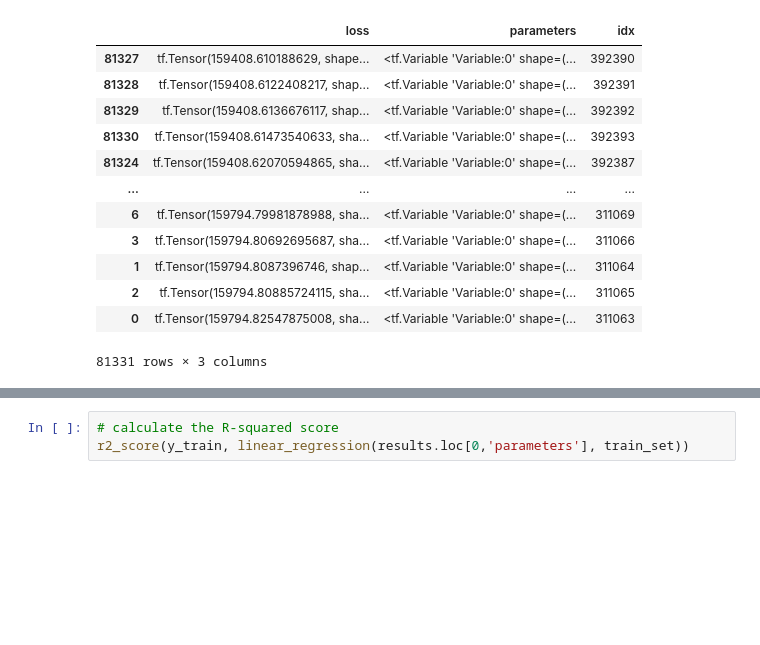
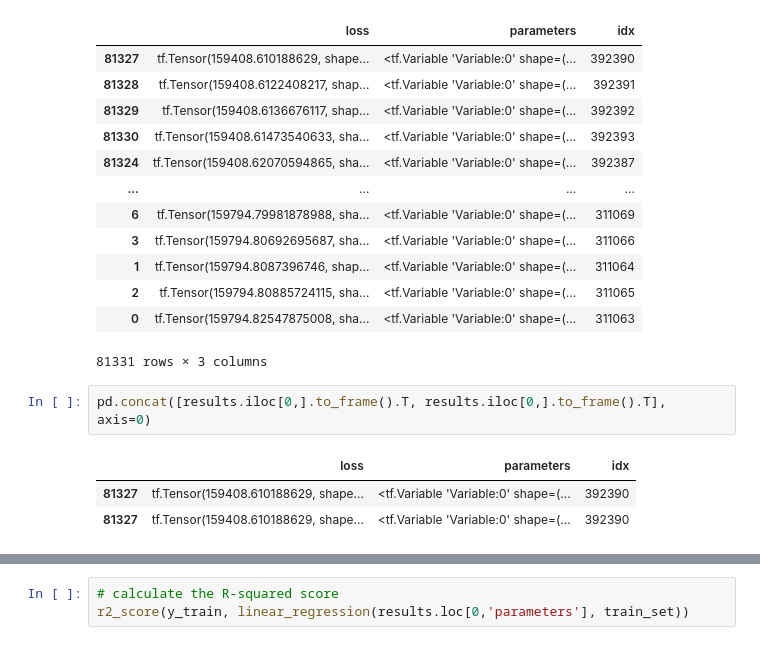
Before and after one commit to GoodnessUdochukwu/9.-Machine-Deep-Learning-TensorFlow, a Jupyter notebook: Multivariate_Linear_Regression.ipynb, the cells around one changed output, grey strips where cells are left out. Cells and saved outputs as stored; diff of their text form; blank space fills up the shorter version.

```diff
--- a/Multivariate_Linear_Regression.ipynb
+++ b/Multivariate_Linear_Regression.ipynb
@@ -249,3 +249,9 @@ results
 | 2 | tf.Tensor(159794.80885724115, sha... | <tf.Variable 'Variable:0' shape=(... | 311065 |
 | 0 | tf.Tensor(159794.82547875008, sha... | <tf.Variable 'Variable:0' shape=(... | 311063 |
 81331 rows × 3 columns
+# %%
+pd.concat([results.iloc[0,].to_frame().T, results.iloc[0,].to_frame().T], axis=0)
+# %% [output]
+|  | loss | parameters | idx |
+| 81327 | tf.Tensor(159408.610188629, shape... | <tf.Variable 'Variable:0' shape=(... | 392390 |
+| 81327 | tf.Tensor(159408.610188629, shape... | <tf.Variable 'Variable:0' shape=(... | 392390 |
```
Also changed, not shown: parts of 7 cells of this notebook.
